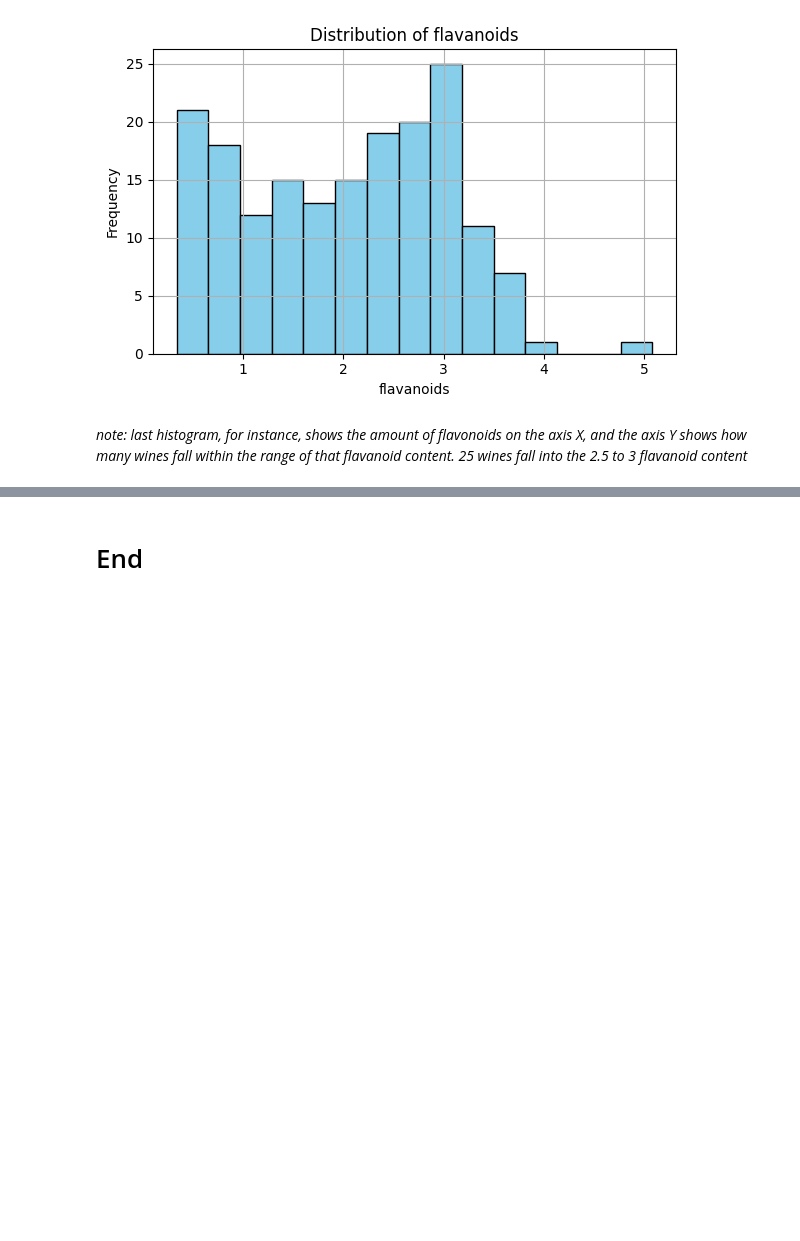
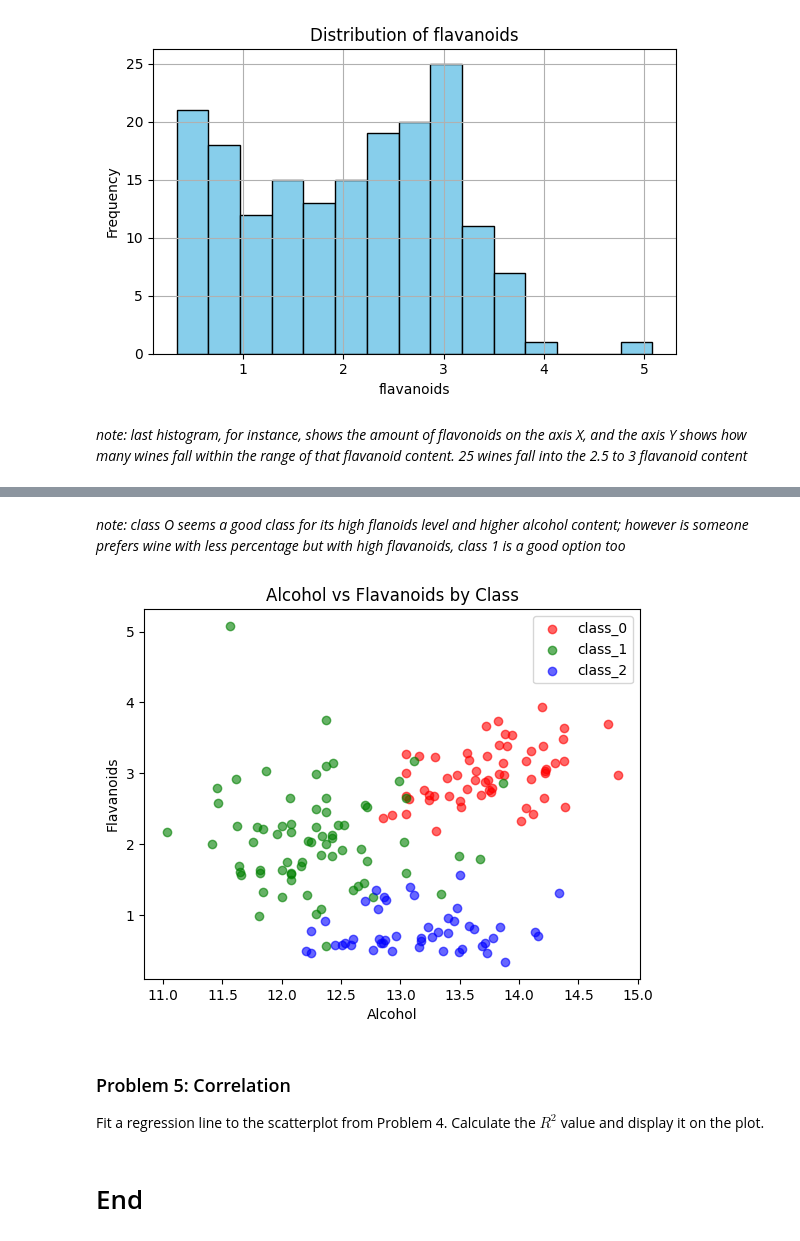
Before and after one commit to AnnaSikora29/principles_of_da, a Jupyter notebook: problems.ipynb, the cells around one changed output, grey strips where cells are left out. Saved outputs shown, nothing was run; the diff lists cells and outputs as text; code cells hidden in the pictures; blank space fills up the shorter version.

```diff
--- a/problems.ipynb
+++ b/problems.ipynb
@@ -571,2 +621,23 @@ for feature in features:
+# %% [markdown]
+*note: class O seems a good class for its high flanoids level and higher alcohol content; however is someone prefers wine with less percentage but with high flavanoids, class 1 is a good option too*
+# %%
+colors = ['red', 'green', 'blue']
+for c in df['target'].unique():
+    plt.scatter(df[df['target']==c]['alcohol'],
+                df[df['target']==c]['flavanoids'],
+                label=wine.target_names[c],
+                color=colors[c],
+                alpha=0.6)
+plt.xlabel('Alcohol')
+plt.ylabel('Flavanoids')
+plt.title('Alcohol vs Flavanoids by Class')
+plt.legend()
+plt.show()
+# %% [output]
+[figure, added]
+# %% [markdown]
+### Problem 5: Correlation
+Fit a regression line to the scatterplot from Problem 4. Calculate the
+*$R^2$* value and display it on the plot.
 # %% [markdown]
 # End
```
Also changed, not shown: parts of 6 cells of this notebook.
